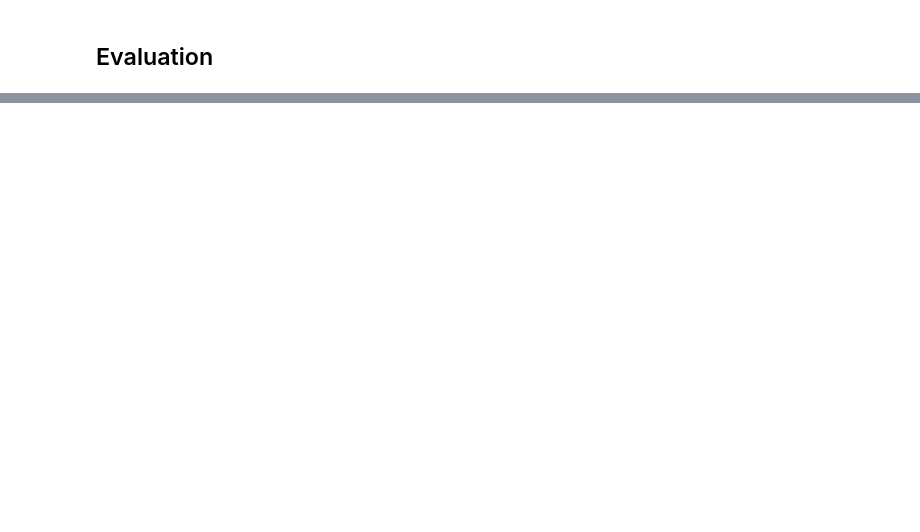
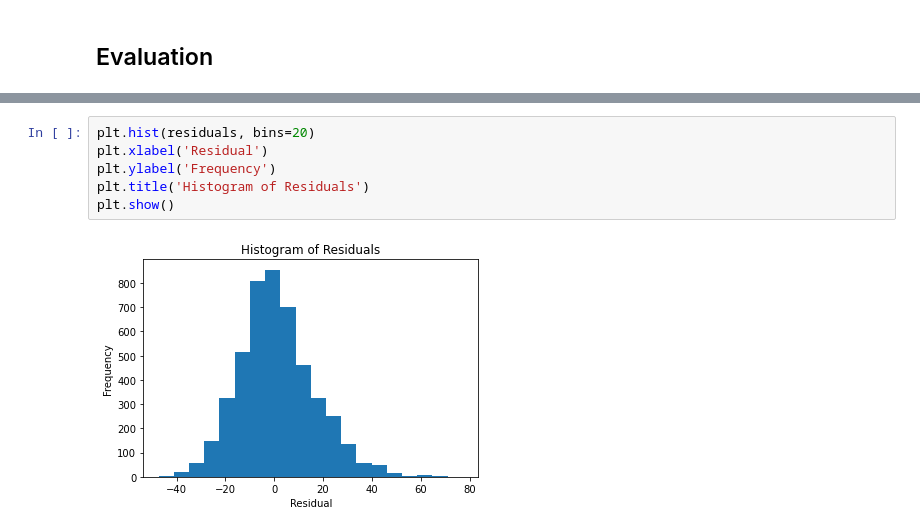
Before and after one commit to salveendutt/Age-Recognition-App, a Jupyter notebook: Age Recognition/Models/resnet_model_age_recognition.ipynb, the cells around one changed output, grey strips where cells are left out. Drawn from its saved outputs; the diff is of its cells as text; blank space fills up the shorter version.

```diff
--- a/Age Recognition/Models/resnet_model_age_recognition.ipynb
+++ b/Age Recognition/Models/resnet_model_age_recognition.ipynb
@@ -175,0 +187,8 @@ predicted_age
+# %%
+plt.hist(residuals, bins=20)
+plt.xlabel('Residual')
+plt.ylabel('Frequency')
+plt.title('Histogram of Residuals')
+plt.show()
+# %% [output]
+[figure, added]
```
Also changed, not shown: parts of 21 cells of this notebook, 2 other files.
